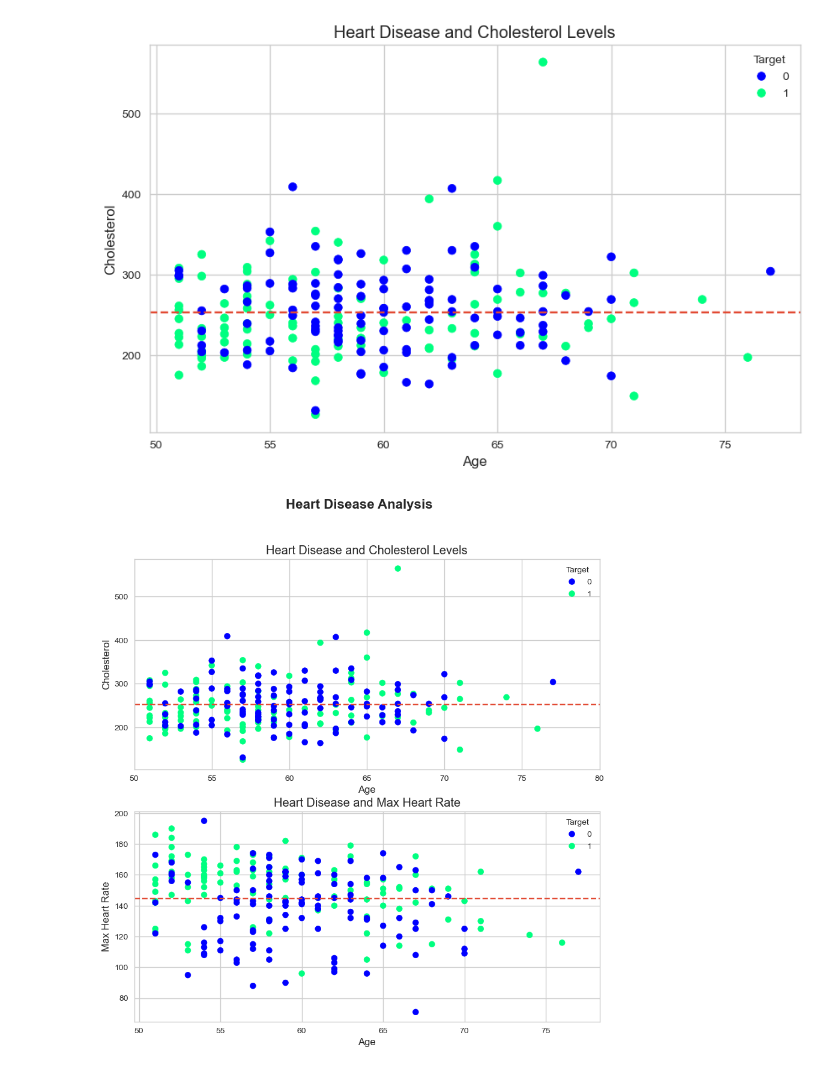
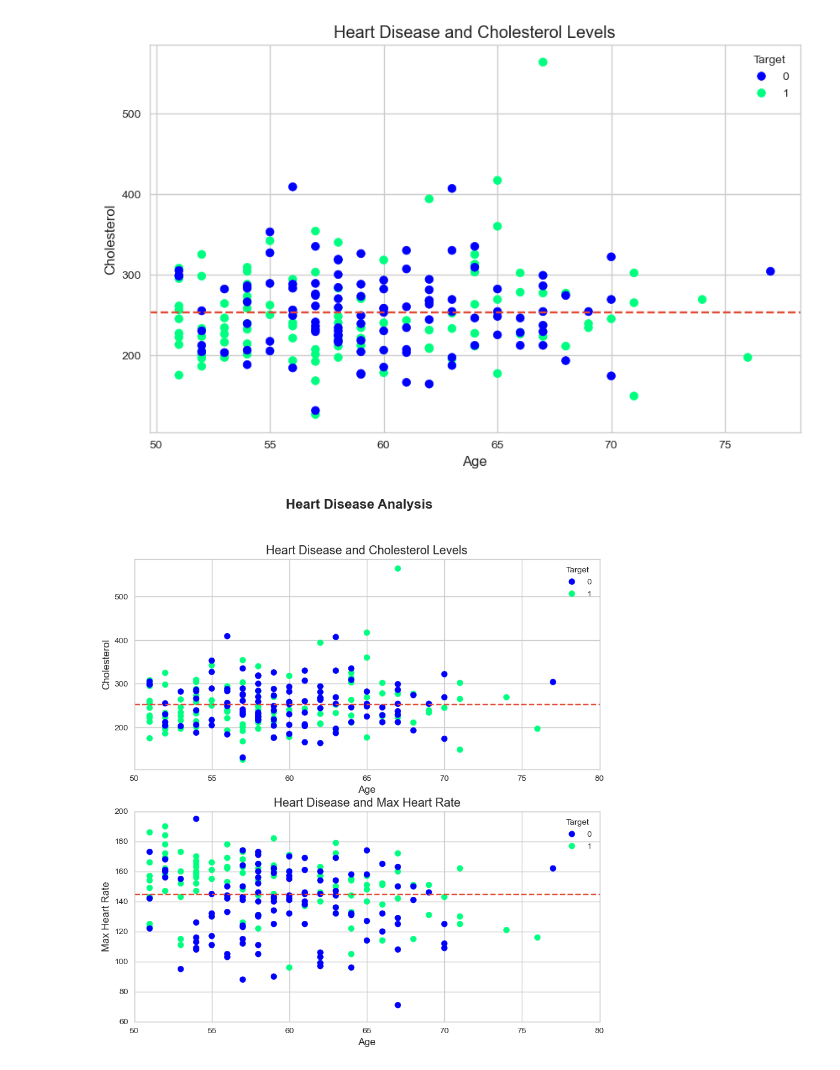
Before and after one commit to Tarun-Mittal-cell/dataAnalysisPandasNumpy, a Jupyter notebook: Introduction to Matplotlib.ipynb, the cells around one changed output. Cells and saved outputs as stored; diff of their text form; code cells hidden in the pictures.

```diff
--- a/Introduction to Matplotlib.ipynb
+++ b/Introduction to Matplotlib.ipynb
@@ -636,32 +636,32 @@ ax0.set(title="Heart Disease and Cholesterol Levels",
         xlabel="Age",
         ylabel="Cholesterol")
 # Change the x axis limits
 ax0.set_xlim([50, 80])
 # Add a legend to ax0
 ax0.legend(*scatter.legend_elements(), title="Target")
 # Add a meanLine
 ax0.axhline(y=over_50["chol"].mean(),
            linestyle="--");
 
 # Add data to ax1
 scatter = ax1.scatter(x=over_50["age"],
                       y=over_50["thalach"],
                       c=over_50["target"],
                       cmap="winter")
 # Customize ax1
 ax1.set(title="Heart Disease and Max Heart Rate",
         xlabel="Age",
         ylabel="Max Heart Rate");
 # Change ax1 x axis limits
 ax1.set_xlim([50, 80])
-ax1.set_ylim([60, 2])
+ax1.set_ylim([60, 200])
 # Add a legend to ax1
 ax1.legend(*scatter.legend_elements(), title="Target")
 # Add a meanline
 ax1.axhline(y=over_50["thalach"].mean(),
             linestyle="--");
 
 # Add a title to the figure
 fig.suptitle("Heart Disease Analysis", fontsize=16, fontweight="bold");
 # %% [output]
-[figure, old version]
+[figure, new version]
```
Also changed, not shown: 7 other files.
